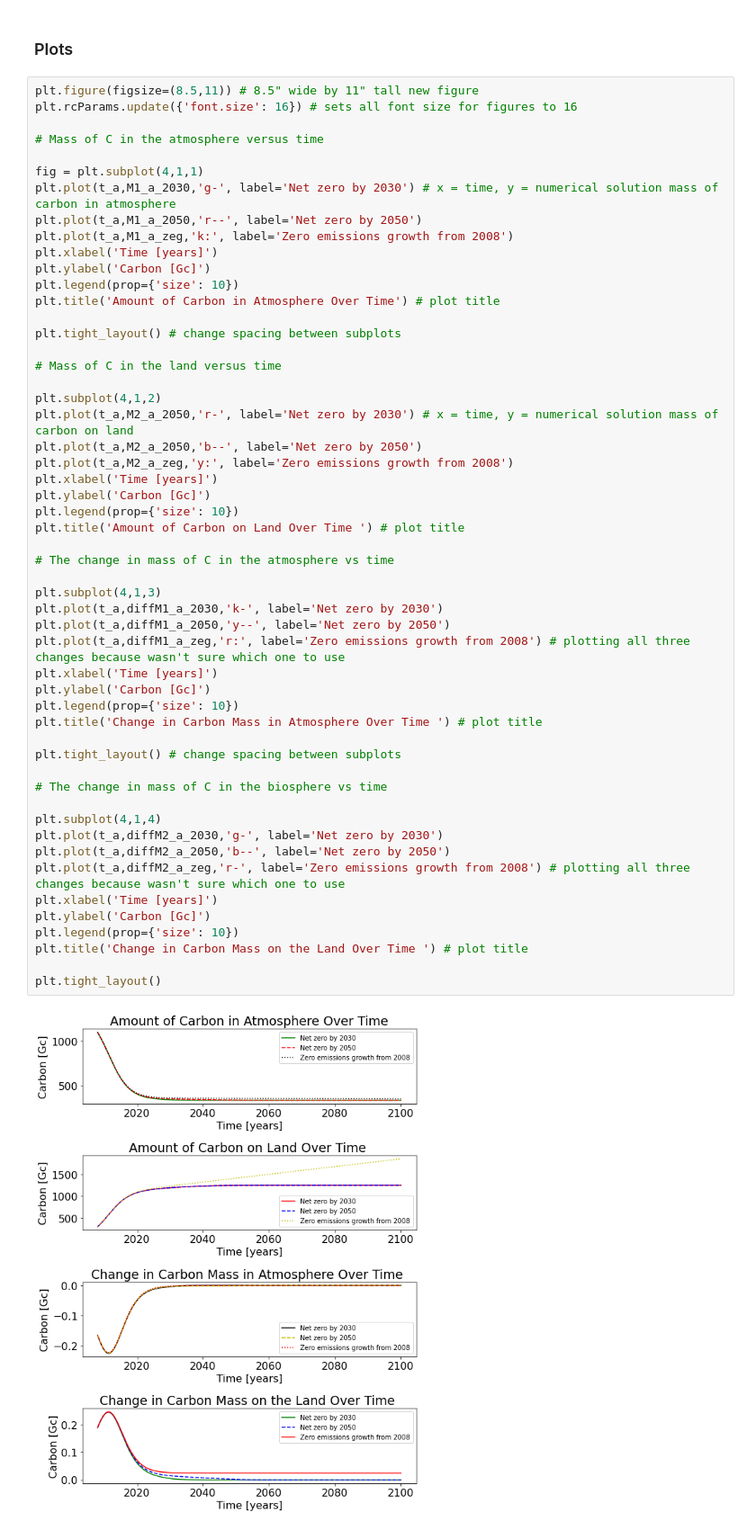
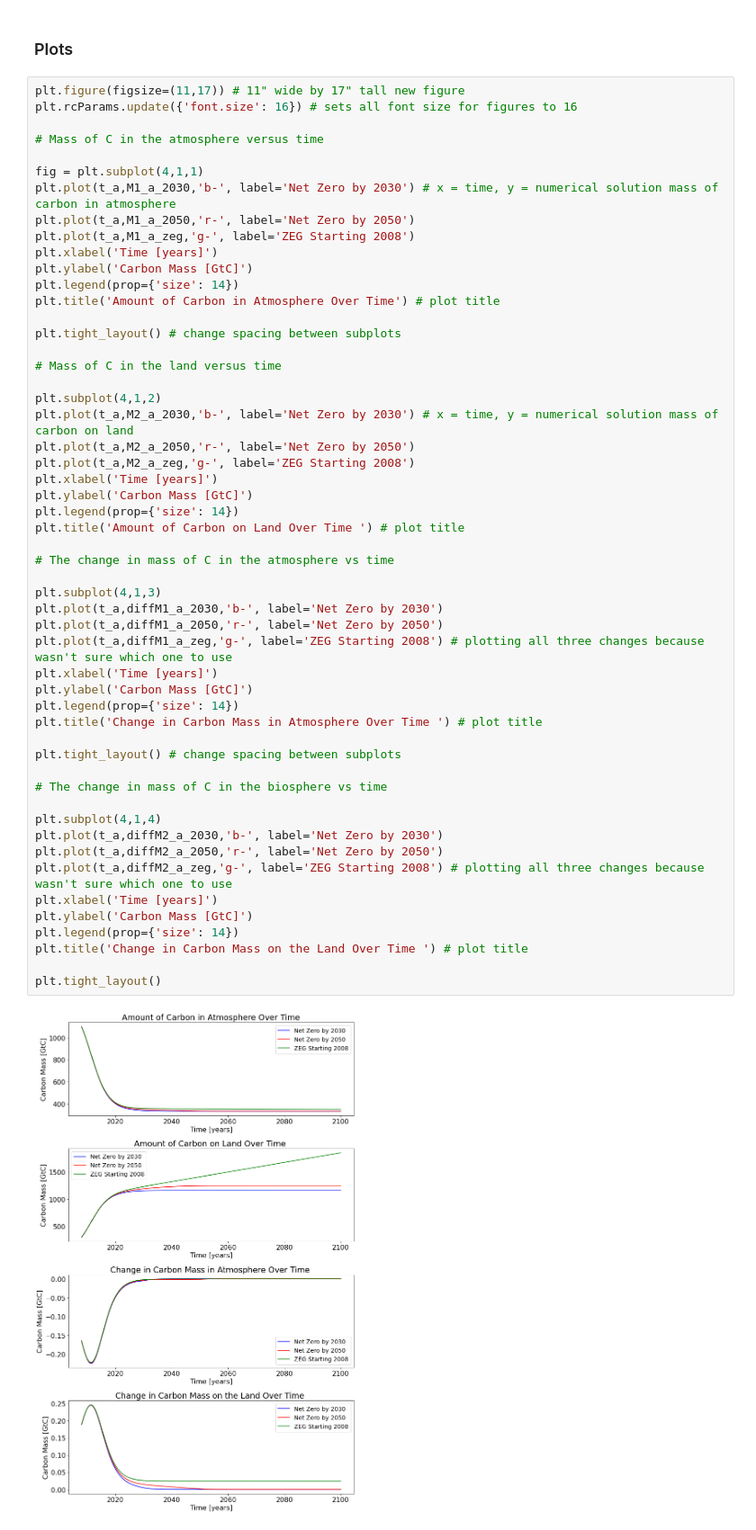
Before and after one commit to samanthataylor1/GEOS-518, a Jupyter notebook: mod02-CarbonModel-Assignment.ipynb, the cells around one changed output. Shown at 90% size. Saved outputs shown, nothing was run; the diff lists cells and outputs as text.

```diff
--- a/mod02-CarbonModel-Assignment.ipynb
+++ b/mod02-CarbonModel-Assignment.ipynb
@@ -401,57 +436,57 @@ M2 = 1855.7214317045555 gigatons
 # %% [markdown]
 ### Plots
 # %%
-plt.figure(figsize=(8.5,11)) # 8.5" wide by 11" tall new figure
+plt.figure(figsize=(11,17)) # 11" wide by 17" tall new figure
 plt.rcParams.update({'font.size': 16}) # sets all font size for figures to 16
 
 # Mass of C in the atmosphere versus time
 
 fig = plt.subplot(4,1,1)
-plt.plot(t_a,M1_a_2030,'g-', label='Net zero by 2030') # x = time, y = numerical solution mass of carbon in atmosphere
-plt.plot(t_a,M1_a_2050,'r--', label='Net zero by 2050')
-plt.plot(t_a,M1_a_zeg,'k:', label='Zero emissions growth from 2008')
+plt.plot(t_a,M1_a_2030,'b-', label='Net Zero by 2030') # x = time, y = numerical solution mass of carbon in atmosphere
+plt.plot(t_a,M1_a_2050,'r-', label='Net Zero by 2050')
+plt.plot(t_a,M1_a_zeg,'g-', label='ZEG Starting 2008')
 plt.xlabel('Time [years]')
-plt.ylabel('Carbon [Gc]')
-plt.legend(prop={'size': 10})
+plt.ylabel('Carbon Mass [GtC]')
+plt.legend(prop={'size': 14})
 plt.title('Amount of Carbon in Atmosphere Over Time') # plot title
 
 plt.tight_layout() # change spacing between subplots
 
 # Mass of C in the land versus time
 
 plt.subplot(4,1,2)
-plt.plot(t_a,M2_a_2050,'r-', label='Net zero by 2030') # x = time, y = numerical solution mass of carbon on land
-plt.plot(t_a,M2_a_2050,'b--', label='Net zero by 2050')
-plt.plot(t_a,M2_a_zeg,'y:', label='Zero emissions growth from 2008')
+plt.plot(t_a,M2_a_2030,'b-', label='Net Zero by 2030') # x = time, y = numerical solution mass of carbon on land
+plt.plot(t_a,M2_a_2050,'r-', label='Net Zero by 2050')
+plt.plot(t_a,M2_a_zeg,'g-', label='ZEG Starting 2008')
 plt.xlabel('Time [years]')
-plt.ylabel('Carbon [Gc]')
-plt.legend(prop={'size': 10})
+plt.ylabel('Carbon Mass [GtC]')
+plt.legend(prop={'size': 14})
 plt.title('Amount of Carbon on Land Over Time ') # plot title
 
 # The change in mass of C in the atmosphere vs time
 
 plt.subplot(4,1,3)
-plt.plot(t_a,diffM1_a_2030,'k-', label='Net zero by 2030')
-plt.plot(t_a,diffM1_a_2050,'y--', label='Net zero by 2050')
-plt.plot(t_a,diffM1_a_zeg,'r:', label='Zero emissions growth from 2008') # plotting all three changes because wasn't sure which one to use
+plt.plot(t_a,diffM1_a_2030,'b-', label='Net Zero by 2030')
+plt.plot(t_a,diffM1_a_2050,'r-', label='Net Zero by 2050')
+plt.plot(t_a,diffM1_a_zeg,'g-', label='ZEG Starting 2008') # plotting all three changes because wasn't sure which one to use
 plt.xlabel('Time [years]')
-plt.ylabel('Carbon [Gc]')
-plt.legend(prop={'size': 10})
+plt.ylabel('Carbon Mass [GtC]')
+plt.legend(prop={'size': 14})
 plt.title('Change in Carbon Mass in Atmosphere Over Time ') # plot title
 
 plt.tight_layout() # change spacing between subplots
 
 # The change in mass of C in the biosphere vs time
 
 plt.subplot(4,1,4)
-plt.plot(t_a,diffM2_a_2030,'g-', label='Net zero by 2030')
-plt.plot(t_a,diffM2_a_2050,'b--', label='Net zero by 2050')
-plt.plot(t_a,diffM2_a_zeg,'r-', label='Zero emissions growth from 2008') # plotting all three changes because wasn't sure which one to use
+plt.plot(t_a,diffM2_a_2030,'b-', label='Net Zero by 2030')
+plt.plot(t_a,diffM2_a_2050,'r-', label='Net Zero by 2050')
+plt.plot(t_a,diffM2_a_zeg,'g-', label='ZEG Starting 2008') # plotting all three changes because wasn't sure which one to use
 plt.xlabel('Time [years]')
-plt.ylabel('Carbon [Gc]')
-plt.legend(prop={'size': 10})
+plt.ylabel('Carbon Mass [GtC]')
+plt.legend(prop={'size': 14})
 plt.title('Change in Carbon Mass on the Land Over Time ') # plot title
 
 plt.tight_layout()
 # %% [output]
-[figure, old version]
+[figure, new version]
```
Also changed, not shown: parts of 11 cells of this notebook.
